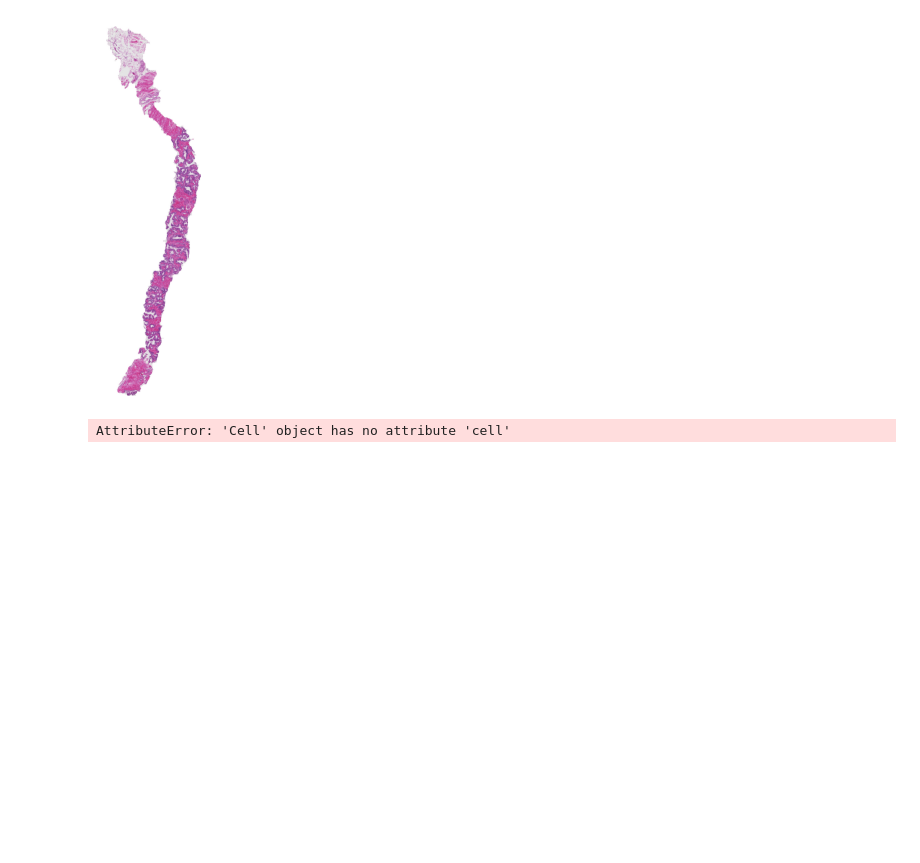
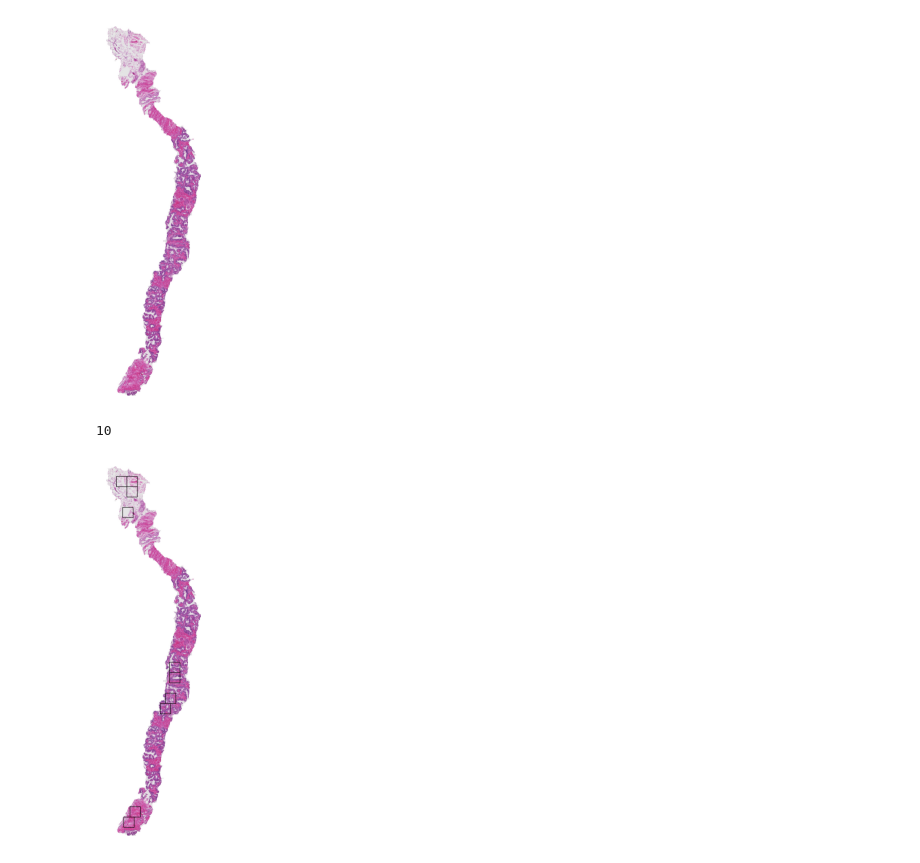
Before and after one commit to BraveCactus/Programing_4Semester, a Jupyter notebook: Computer_Vision/Homework_CV/homework_3/Task_3.ipynb, the cells around one changed output. Drawn from its saved outputs; the diff is of its cells as text; code cells hidden in the pictures; blank space fills up the shorter version.

Commit message:
Add selecting cells in Task_2

```diff
--- a/Computer_Vision/Homework_CV/homework_3/Task_3.ipynb
+++ b/Computer_Vision/Homework_CV/homework_3/Task_3.ipynb
@@ -19,8 +19,6 @@ class Cell:
         self.cell_image = cell_image
         self.cancer_amount = cancer_amount
 
-    def get_coordinates(self):
-        return self.x, self.y
 
 def sliding_windows(image, win_size, win_step):
     '''
@@ -87,39 +85,42 @@ def get_cancer_cells(image, cell_size, cell_number):
         is_correct, cell = is_correct_cell(c)
         if(is_correct):
             suitable_cells.append(cell)
-
             i += n
         else:
             i += 1
+
+    suitable_cells.sort(key=lambda cell: cell.cancer_amount, reverse=True)
+    del suitable_cells[cell_number:]
 
     return suitable_cells
 
 
 cell_size = 150
 
 image = cv2.imread('cells/train3_1.jpeg')
 image = cv2.cvtColor(image, cv2.COLOR_BGR2RGB)
 
 plt.imshow(image, cmap = 'gray')
 plt.axis('off')
 plt.show()
 
 
-cells = get_cancer_cells(image, cell_size, 10)
+cells = get_cancer_cells(image, cell_size, 30)
 
 print(len(cells))
 
 # for i in range(len(res)):
 #     plt.imshow(res[i][2], cmap = 'gray')
 #     plt.axis('off')
 #     plt.show()
 
 for cell in cells:
     cv2.rectangle(image, (cell.x, cell.y), (cell.x + cell_size, cell.y + cell_size), (0, 0, 0), 6)
 
 plt.imshow(image, cmap = 'gray')
 plt.axis('off')
 plt.show()
 # %% [output]
 [figure]
-AttributeError: 'Cell' object has no attribute 'cell'
+10
+[figure, added]
```
